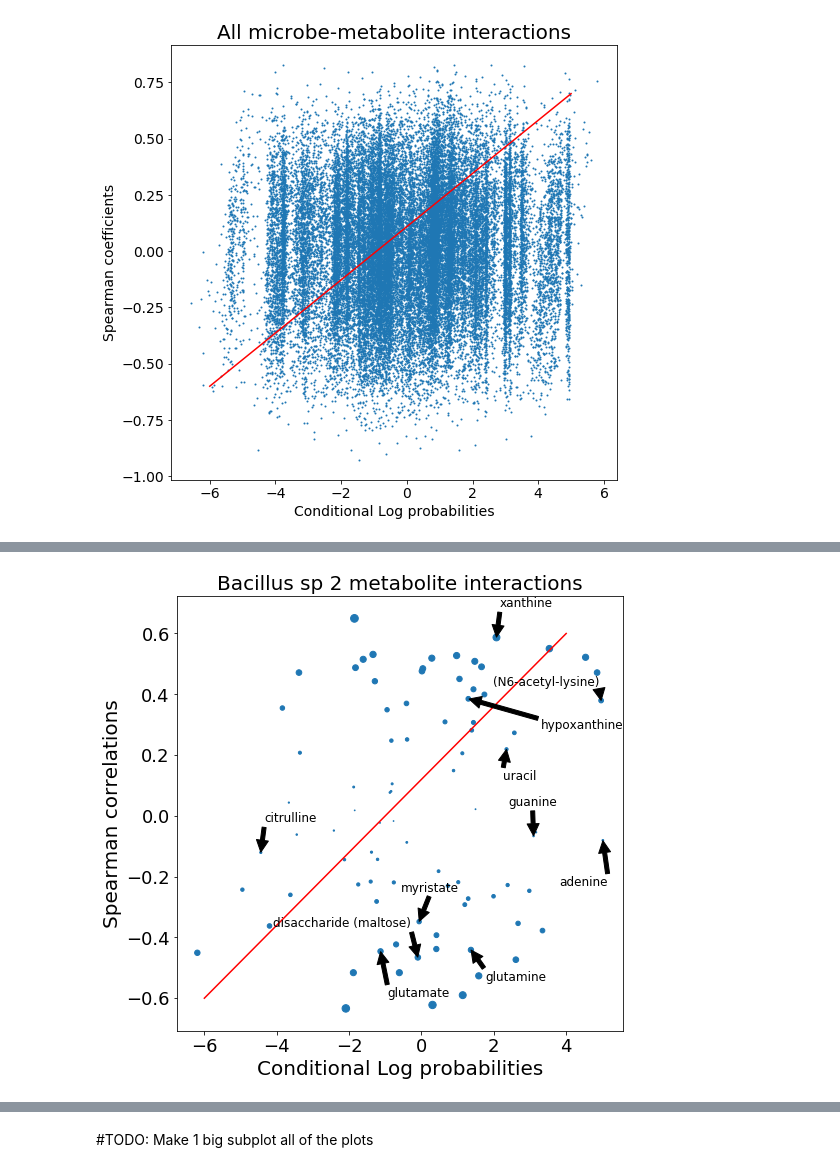
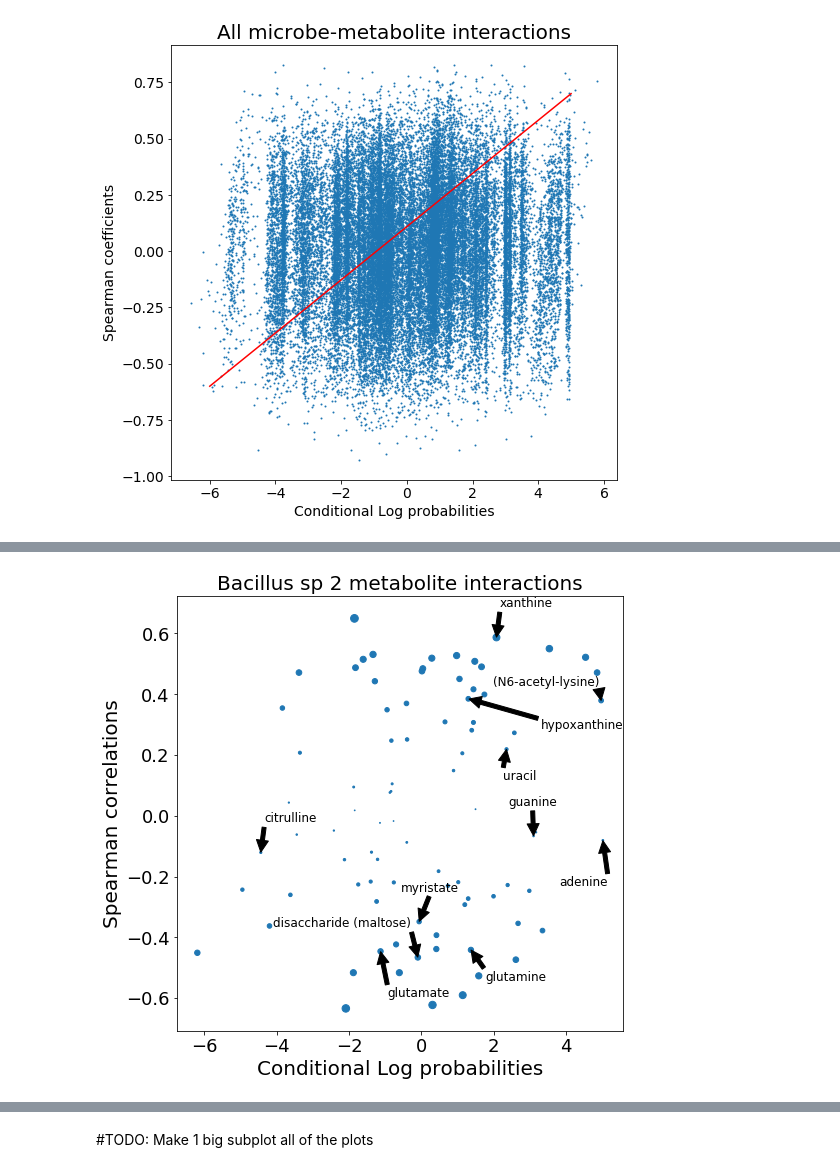
Before and after one commit to knightlab-analyses/multiomic-cooccurrences, a Jupyter notebook: ipynb/Figure5.ipynb, the cells around one changed output, grey strips where cells are left out. Drawn from its saved outputs; the diff is of its cells as text; code cells hidden in the pictures.

```diff
--- a/ipynb/Figure5.ipynb
+++ b/ipynb/Figure5.ipynb
@@ -77,6 +79,6 @@ S4_rplo_genes_highlighted.xlsx microbes.biom
 # %%
-microbes = load_table('../data/microbes.biom')
-metabolites = load_table('../data/metabolites.biom')
+microbes = load_table('../data/soils/microbes.biom')
+metabolites = load_table('../data/soils/metabolites.biom')
 microbes = microbes.to_dataframe().T
 metabolites = metabolites.to_dataframe().T
 # %%
@@ -254,32 +256,32 @@ dxdy = pd.DataFrame(
         'citrulline': (0.1, 0.1)
     }, index=['dx', 'dy']
 ).T
 
 fig, ax = plt.subplots(figsize=(8, 8))
 i = select_microbes[2]
 ax.scatter(coefs.loc[i].values.ravel(),
            spearman_coefs.loc[i].values.ravel(),
            s=-10*np.log(spearman_pvals.loc[i].values.ravel().astype(np.float32)),
            label=i)
 
 for j in bacillus_2_metabolites:
     dx = dxdy.loc[j, 'dx']
     dy = dxdy.loc[j, 'dy']
 
     x = coefs.loc[i, j]
     y = spearman_coefs.loc[i, j]
     ax.annotate(j, xy=(x, y), xytext=(x+dx, y+dy), fontsize=12,
                 arrowprops=dict(facecolor='black', shrink=0.01))
 
 ax.set_xlabel('Conditional Log probabilities', fontsize=20)
 ax.set_ylabel('Spearman correlations', fontsize=20)
 #ax.legend(loc=2, fontsize=12)
 labelsize = 18
 ax.tick_params(axis="x", labelsize=labelsize)
 ax.tick_params(axis="y", labelsize=labelsize)
-ax.plot(np.linspace(-6, 4), np.linspace(-.6, 0.6), '-r')
+#ax.plot(np.linspace(-6, 4), np.linspace(-.6, 0.6), '-r')
 #ax.set_title(r'$\textit{Bacillus sp 2}\; $ metabolite interactions', fontsize=20)
 ax.set_title(r'Bacillus sp 2 metabolite interactions', fontsize=20)
 plt.savefig('../results/bacilus_sp_2_metabolites.png')
 # %% [output]
-[figure, old version]
+[figure, new version]
```
Also changed, not shown: parts of 6 cells of this notebook, 11 other files.
